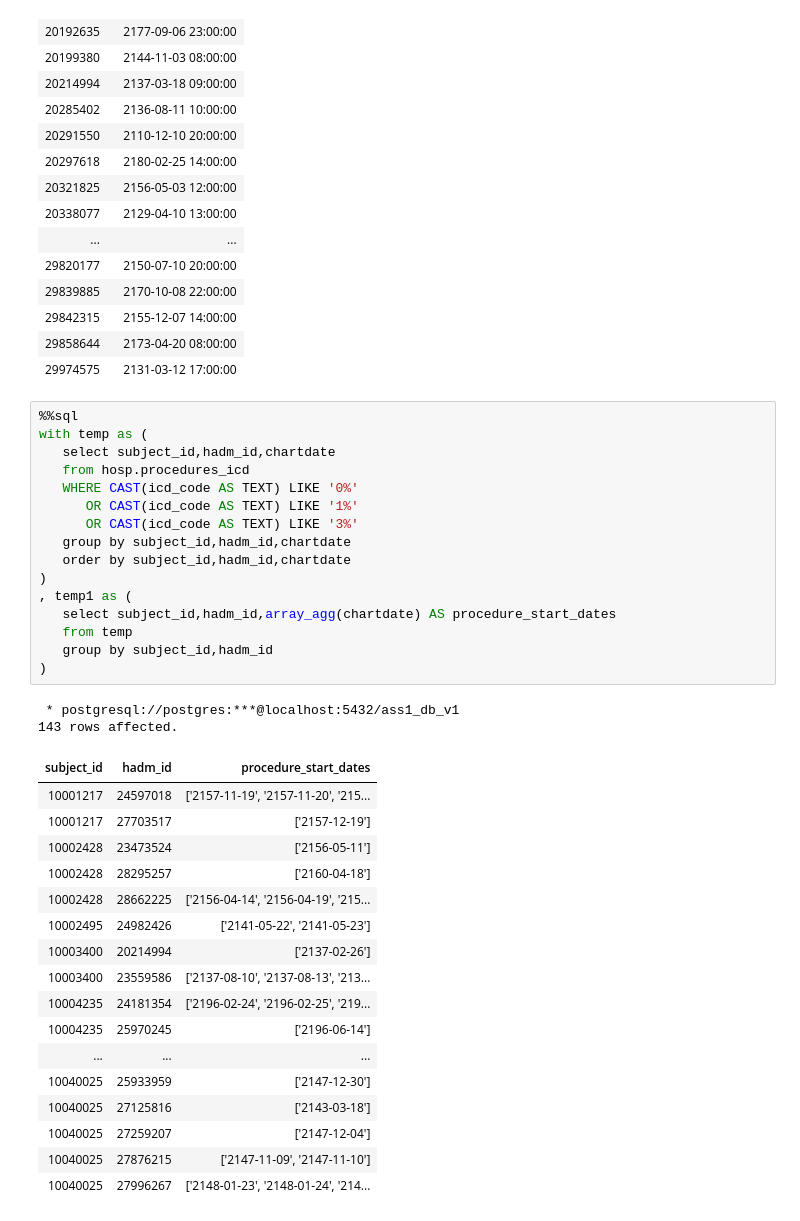
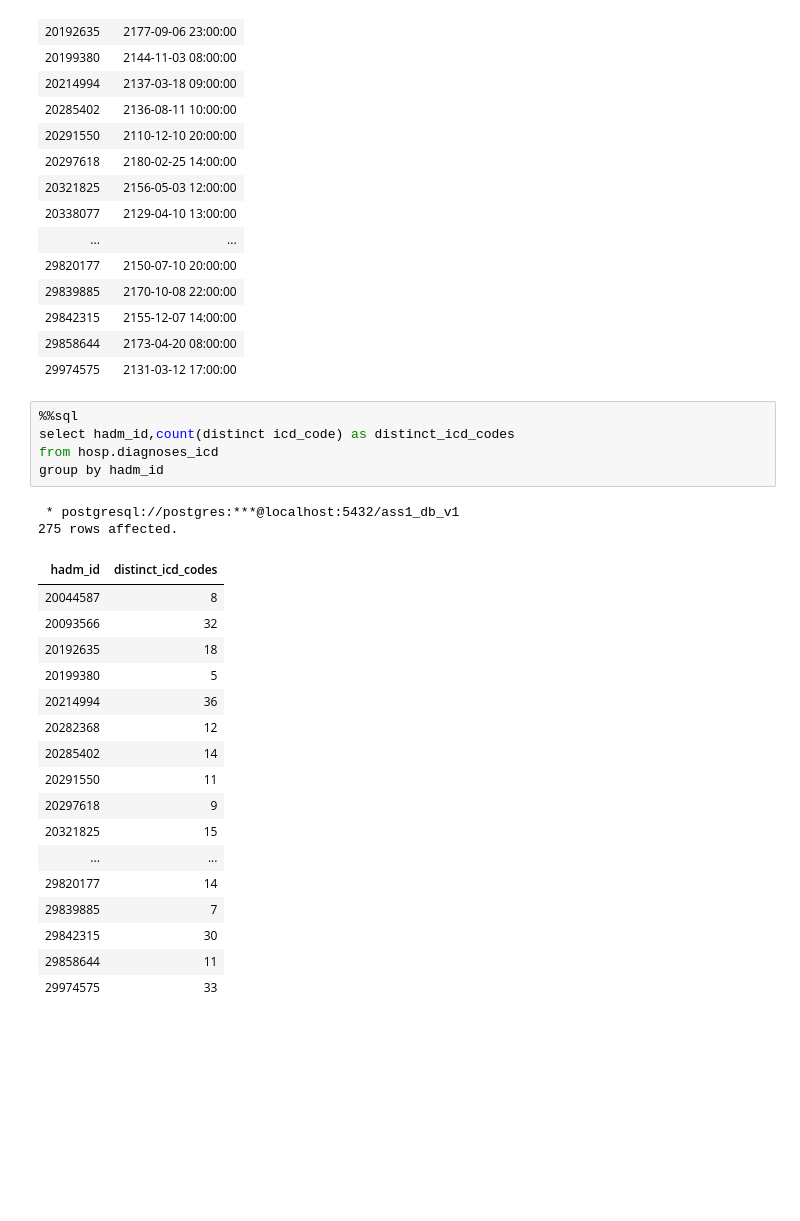
Before and after one commit to sarthak-panda/Sem6, a Jupyter notebook: COL362/Assignments/A1/rough.ipynb, the cells around one changed output. Cells and saved outputs as stored; diff of their text form; blank space fills up the shorter version.

```diff
--- a/COL362/Assignments/A1/rough.ipynb
+++ b/COL362/Assignments/A1/rough.ipynb
@@ -1293,39 +1311,28 @@ order by hadm_id,starttime desc
 | 29842315 | 2155-12-07 14:00:00 |
 | 29858644 | 2173-04-20 08:00:00 |
 | 29974575 | 2131-03-12 17:00:00 |
-# %%
-%%sql
-with temp as (
-   select subject_id,hadm_id,chartdate
-   from hosp.procedures_icd
-   WHERE CAST(icd_code AS TEXT) LIKE '0%'
-      OR CAST(icd_code AS TEXT) LIKE '1%'
-      OR CAST(icd_code AS TEXT) LIKE '3%'
-   group by subject_id,hadm_id,chartdate
-   order by subject_id,hadm_id,chartdate
-)
-, temp1 as (
-   select subject_id,hadm_id,array_agg(chartdate) AS procedure_start_dates
-   from temp
-   group by subject_id,hadm_id
-)
-# %% [output]
- * postgresql://postgres:***@localhost:5432/ass1_db_v1
-143 rows affected.
-| subject_id | hadm_id | procedure_start_dates |
-| 10001217 | 24597018 | ['2157-11-19', '2157-11-20', '215... |
-| 10001217 | 27703517 | ['2157-12-19'] |
-| 10002428 | 23473524 | ['2156-05-11'] |
-| 10002428 | 28295257 | ['2160-04-18'] |
-| 10002428 | 28662225 | ['2156-04-14', '2156-04-19', '215... |
-| 10002495 | 24982426 | ['2141-05-22', '2141-05-23'] |
-| 10003400 | 20214994 | ['2137-02-26'] |
-| 10003400 | 23559586 | ['2137-08-10', '2137-08-13', '213... |
-| 10004235 | 24181354 | ['2196-02-24', '2196-02-25', '219... |
-| 10004235 | 25970245 | ['2196-06-14'] |
-| ... | ... | ... |
-| 10040025 | 25933959 | ['2147-12-30'] |
-| 10040025 | 27125816 | ['2143-03-18'] |
-| 10040025 | 27259207 | ['2147-12-04'] |
-| 10040025 | 27876215 | ['2147-11-09', '2147-11-10'] |
-| 10040025 | 27996267 | ['2148-01-23', '2148-01-24', '214... |
+# %%
+%%sql
+select hadm_id,count(distinct icd_code) as distinct_icd_codes
+from hosp.diagnoses_icd
+group by hadm_id
+# %% [output]
+ * postgresql://postgres:***@localhost:5432/ass1_db_v1
+275 rows affected.
+| hadm_id | distinct_icd_codes |
+| 20044587 | 8 |
+| 20093566 | 32 |
+| 20192635 | 18 |
+| 20199380 | 5 |
+| 20214994 | 36 |
+| 20282368 | 12 |
+| 20285402 | 14 |
+| 20291550 | 11 |
+| 20297618 | 9 |
+| 20321825 | 15 |
+| ... | ... |
+| 29820177 | 14 |
+| 29839885 | 7 |
+| 29842315 | 30 |
+| 29858644 | 11 |
+| 29974575 | 33 |
```
Also changed, not shown: parts of 5 cells of this notebook.
